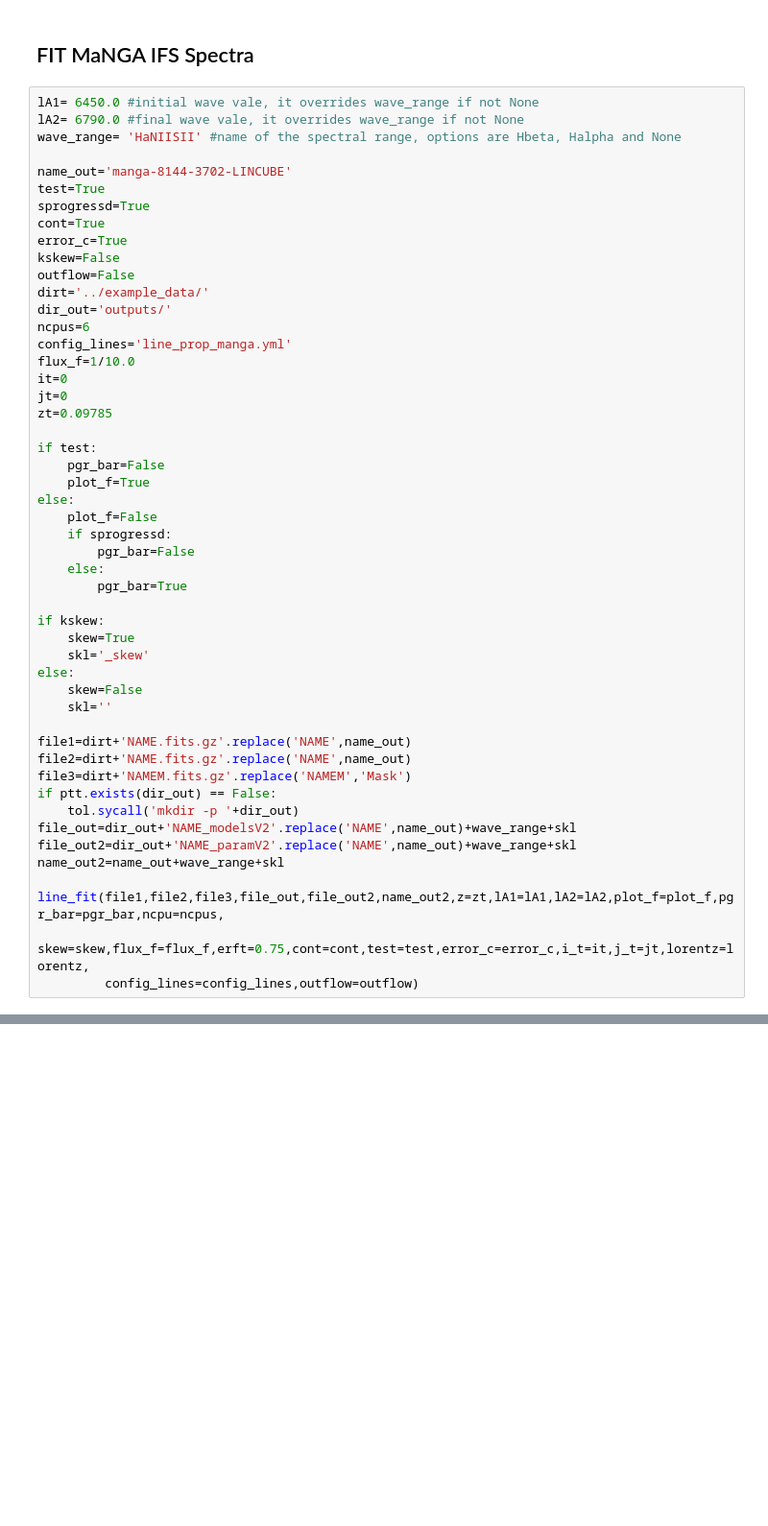
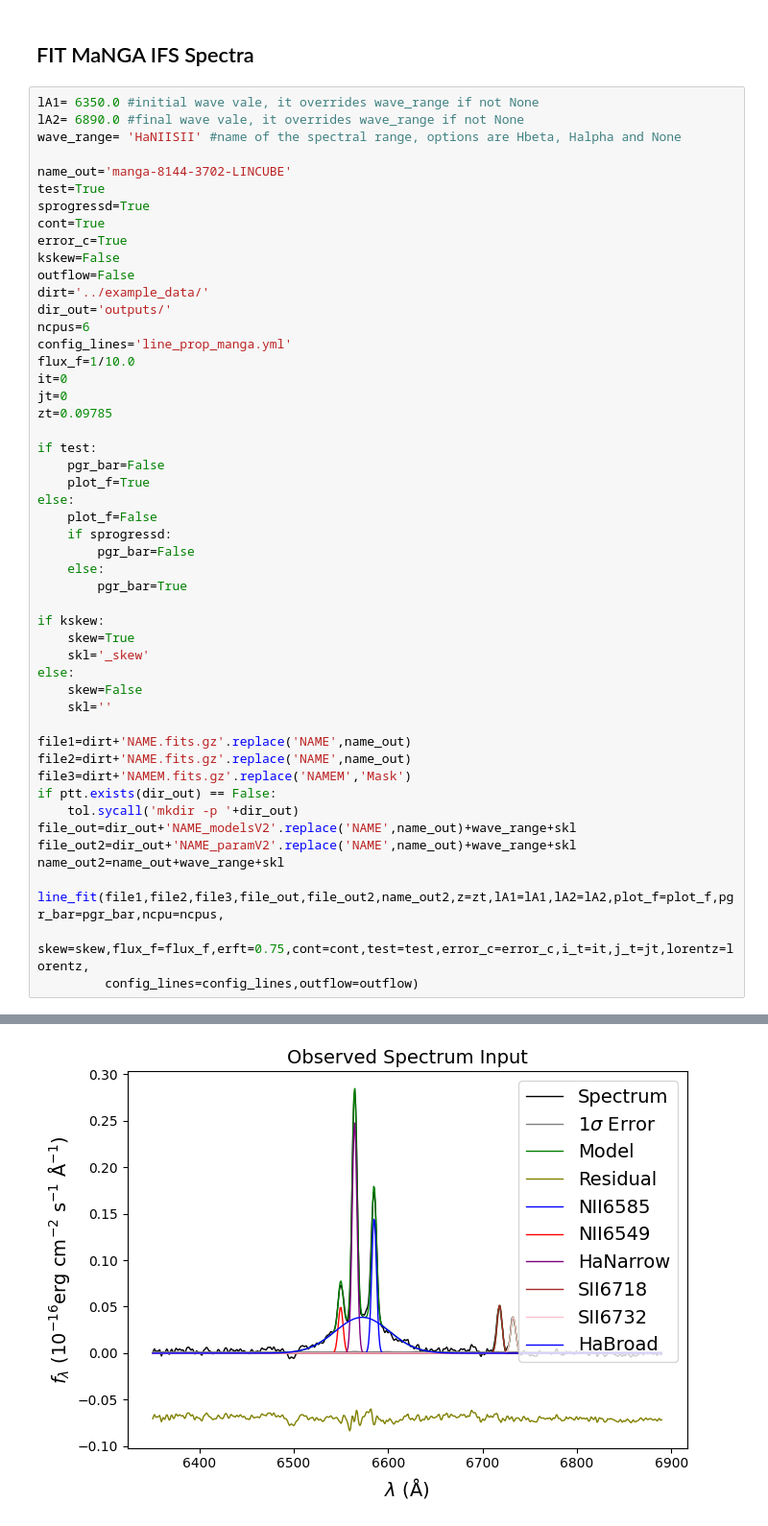
Before and after one commit to hjibarram/Map_line, a Jupyter notebook: examples/notebooks/Example.ipynb, the cells around one changed output, grey strips where cells are left out. Shown at 96% size. Cells and saved outputs as stored; diff of their text form; blank space fills up the shorter version.

```diff
--- a/examples/notebooks/Example.ipynb
+++ b/examples/notebooks/Example.ipynb
@@ -92,8 +106,8 @@ line_fit_single(file1,file_out,file_out2,name_out2,input_format=input_format,z=z
 # %% [markdown]
 ## FIT MaNGA IFS Spectra
 # %%
-lA1= 6450.0 #initial wave vale, it overrides wave_range if not None
-lA2= 6790.0 #final wave vale, it overrides wave_range if not None
+lA1= 6350.0 #initial wave vale, it overrides wave_range if not None
+lA2= 6890.0 #final wave vale, it overrides wave_range if not None
 wave_range= 'HaNIISII' #name of the spectral range, options are Hbeta, Halpha and None
 
 name_out='manga-8144-3702-LINCUBE'
@@ -141,3 +155,4 @@ name_out2=name_out+wave_range+skl
 line_fit(file1,file2,file3,file_out,file_out2,name_out2,z=zt,lA1=lA1,lA2=lA2,plot_f=plot_f,pgr_bar=pgr_bar,ncpu=ncpus,
          skew=skew,flux_f=flux_f,erft=0.75,cont=cont,test=test,error_c=error_c,i_t=it,j_t=jt,lorentz=lorentz,
          config_lines=config_lines,outflow=outflow)
+# %% [output]
@@ -143,0 +161 @@ line_fit(file1,file2,file3,file_out,file_out2,name_out2,z=zt,lA1=lA1,lA2=lA2,plo
+[figure, added]
```
Also changed, not shown: parts of 3 cells of this notebook, 1 other file.
